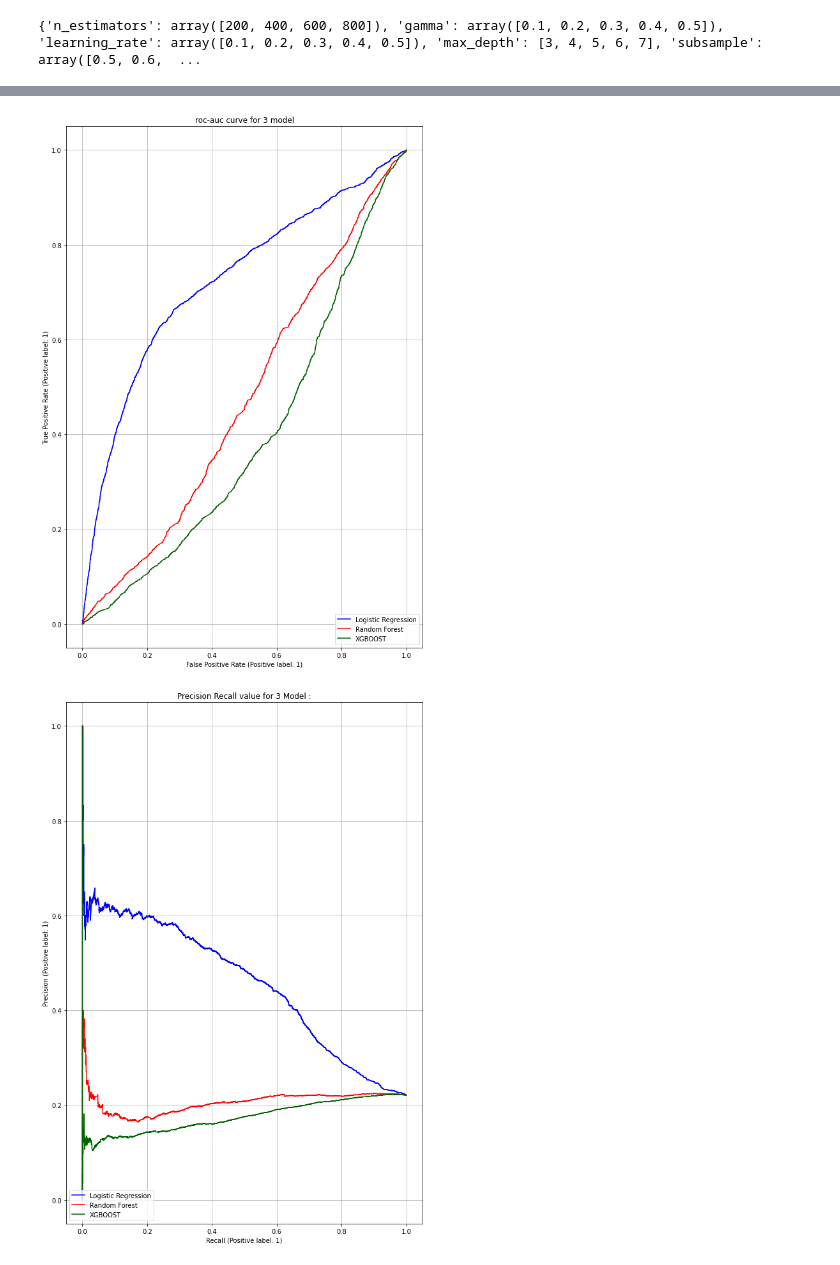
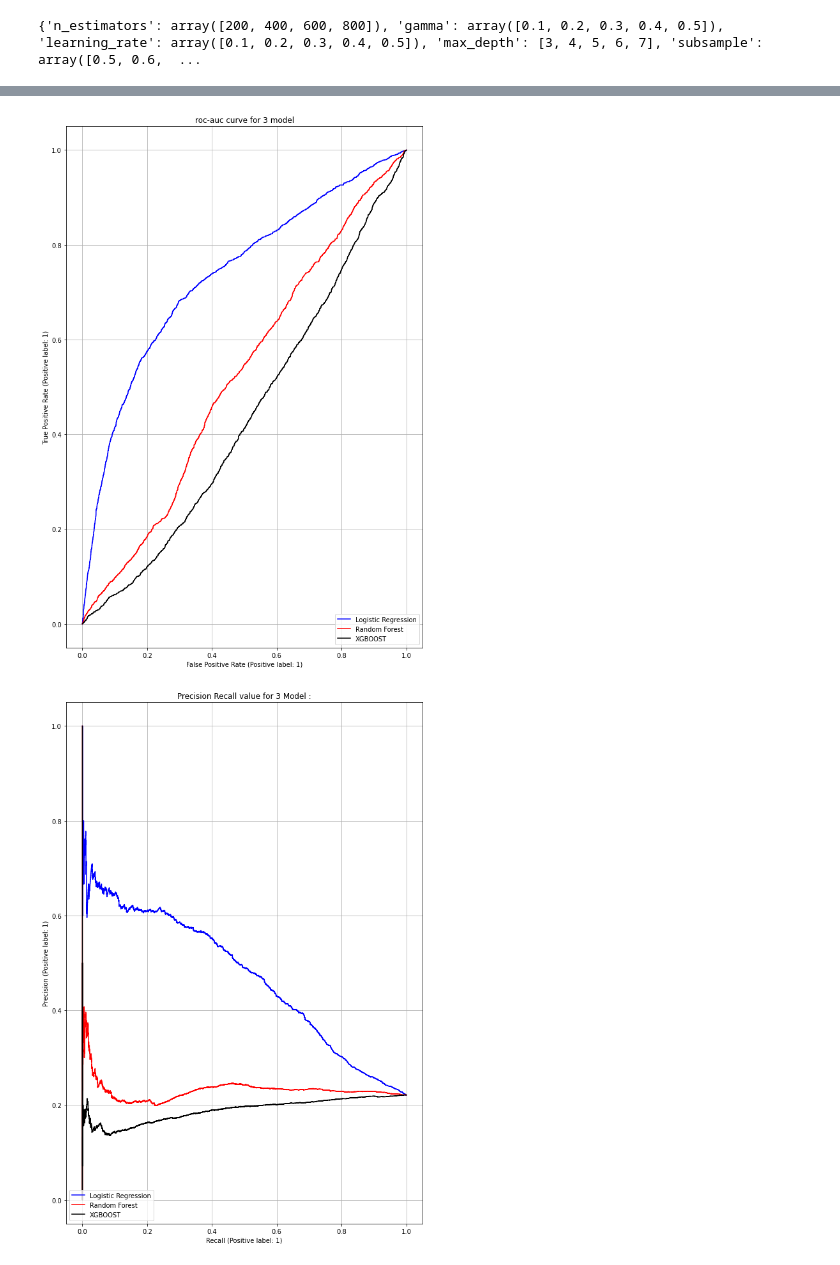
Before and after one commit to San13deep/-Credit-Card-Default-Prediction, a Jupyter notebook: Credit_Card_Default_Prediction_Capstone_Project_3.ipynb, the cells around one changed output, grey strips where cells are left out. Drawn from its saved outputs; the diff is of its cells as text; code cells hidden in the pictures.

```diff
--- a/Credit_Card_Default_Prediction_Capstone_Project_3.ipynb
+++ b/Credit_Card_Default_Prediction_Capstone_Project_3.ipynb
@@ -71,7 +73,7 @@ Drive already mounted at /content/drive; to attempt to forcibly remount, call dr
 Requirement already satisfied: xlrd in /usr/local/lib/python3.7/dist-packages (2.0.1)
 # %%
 # loading csv File
-file_path = '/content/drive/MyDrive/AlmaBetter/Capstone Projects/default of credit card clients.xls'
+file_path = ('/content/drive/MyDrive/AlmaBetter/Capstone Projects/Credit Card Default Prediction/default of credit card clients.xls')
 df=pd.read_excel(file_path)
 # %%
 df.head()
@@ -203,8 +188,3 @@ df["SEX"].value_counts()
 2    18112
 1    11888
 Name: SEX, dtype: int64
-# %%
-# Change sex code to 'F' and 'M' and use category as datatype
-
-df["SEX"]=df["SEX"].map({1:'M',2:'F'}).astype('category')
-df["SEX"].dtypes
@@ -496,14 +473,6 @@ df.head(5)
 | 2 | 3 | 90000 | 2 | 2 | 2 | 34 | 0 | 0 | 0 | 0 | ... |
 | 3 | 4 | 50000 | 2 | 2 | 1 | 37 | 0 | 0 | 0 | 0 | ... |
 | 4 | 5 | 50000 | 1 | 2 | 1 | 57 | -1 | 0 | -1 | 0 | ... |
-# %%
-# Bin ‘AGE’ data to 6 groups
-bins= [21,30,40,50,60,70,80]
-labels= [0,1,2,3,4,5]
-df['AGE'] = pd.cut(df['AGE'],bins=bins, labels=labels,right=False)
-
-# Covert categorical column into integer by extracting the code of the categories
-df.AGE = df.AGE.cat.codes
 # %%
 # Define predictor variables and target variable
 X = df.drop(columns=['ID','DEF_PAY_NMO'])
@@ -858,22 +817,22 @@ fig,ax=plt.subplots(figsize=(10,15))
 
 plot_roc_curve(lr_best,X_test_std,y_test,ax=ax,color='Blue',label='Logistic Regression')
 plot_roc_curve(rf_best,X_test_std,y_test,ax=ax,color='Red',label='Random Forest')
-plot_roc_curve (xgb_random,X_test_std,y_test,ax=ax,color='darkgreen',label='XGBOOST')
+plot_roc_curve (xgb_random,X_test_std,y_test,ax=ax,color='Black',label='XGBOOST')
 
 plt.title("roc-auc curve for 3 model")
 plt.grid()
 # %% [output]
-[figure, old version]
+[figure, new version]
 # %%
 fig,ax=plt.subplots(figsize=(10,15))
 
 plot_precision_recall_curve(lr_best,X_test_std,y_test,ax=ax,color='Blue',label='Logistic Regression')
 plot_precision_recall_curve(rf_best,X_test_std,y_test,ax=ax,color='Red',label='Random Forest')
-plot_precision_recall_curve(xgb_random,X_test_std,y_test,ax=ax,color='darkgreen',label='XGBOOST')
+plot_precision_recall_curve(xgb_random,X_test_std,y_test,ax=ax,color='Black',label='XGBOOST')
 plt.title("Precision Recall value for 3 Model :")
 plt.grid()
 # %% [output]
-[figure, old version]
+[figure, new version]
 # %%
 from sklearn.dummy import DummyClassifier
 
```
Also changed, not shown: parts of 49 cells of this notebook.
